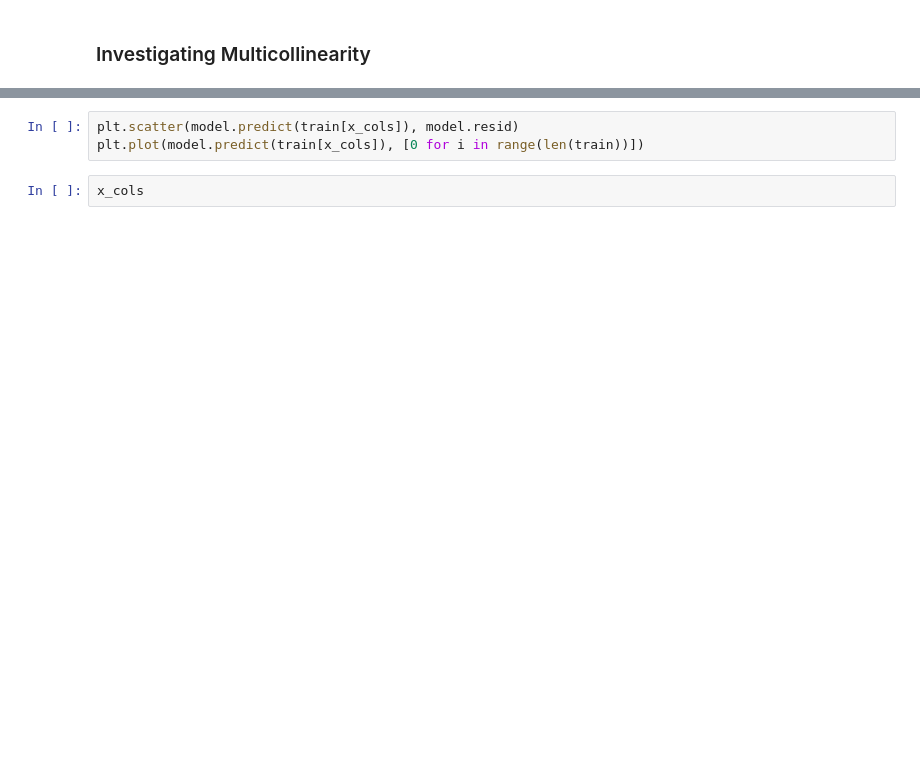
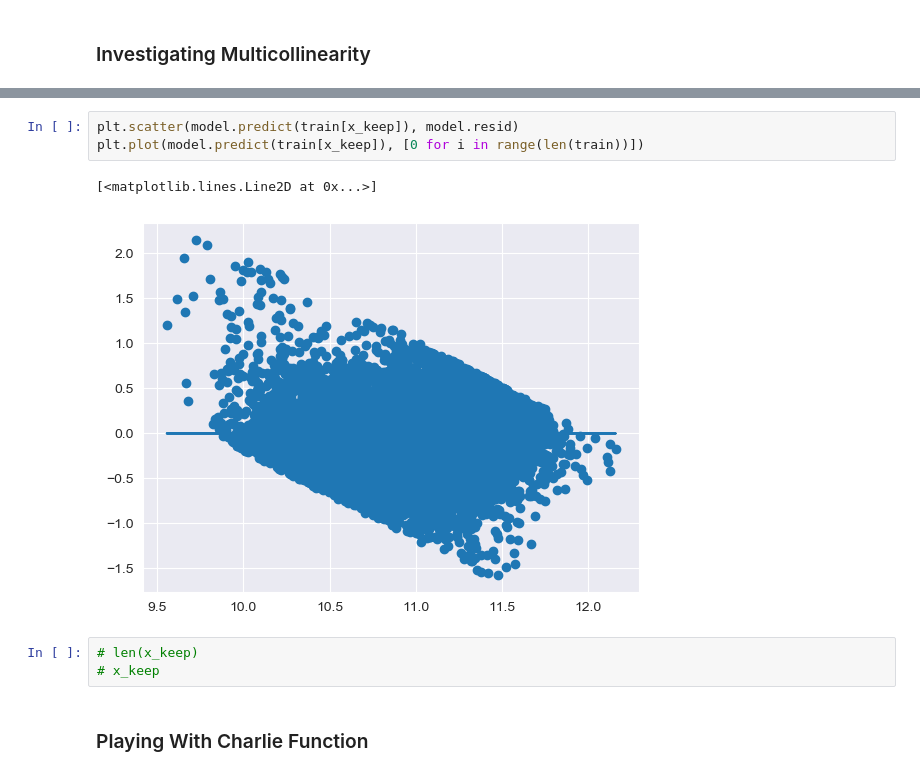
Before and after one commit to KennyMiyasato/developer_salary_predictor, a Jupyter notebook: kenny/scratch_work.ipynb, the cells around one changed output, grey strips where cells are left out. Drawn from its saved outputs; the diff is of its cells as text; blank space fills up the shorter version.

```diff
--- a/kenny/scratch_work.ipynb
+++ b/kenny/scratch_work.ipynb
@@ -386,5 +503,11 @@ fig = sm.graphics.qqplot(model.resid, dist=stats.norm, line='45', fit=True)
 # %%
-plt.scatter(model.predict(train[x_cols]), model.resid)
-plt.plot(model.predict(train[x_cols]), [0 for i in range(len(train))])
+plt.scatter(model.predict(train[x_keep]), model.resid)
+plt.plot(model.predict(train[x_keep]), [0 for i in range(len(train))])
+# %% [output]
+[<matplotlib.lines.Line2D at 0x...>]
+[figure, added]
-# %%
-x_cols
+# %%
+# len(x_keep)
+# x_keep
+# %% [markdown]
+### Playing With Charlie Function
```
Also changed, not shown: parts of 70 cells of this notebook, 6 other files.
